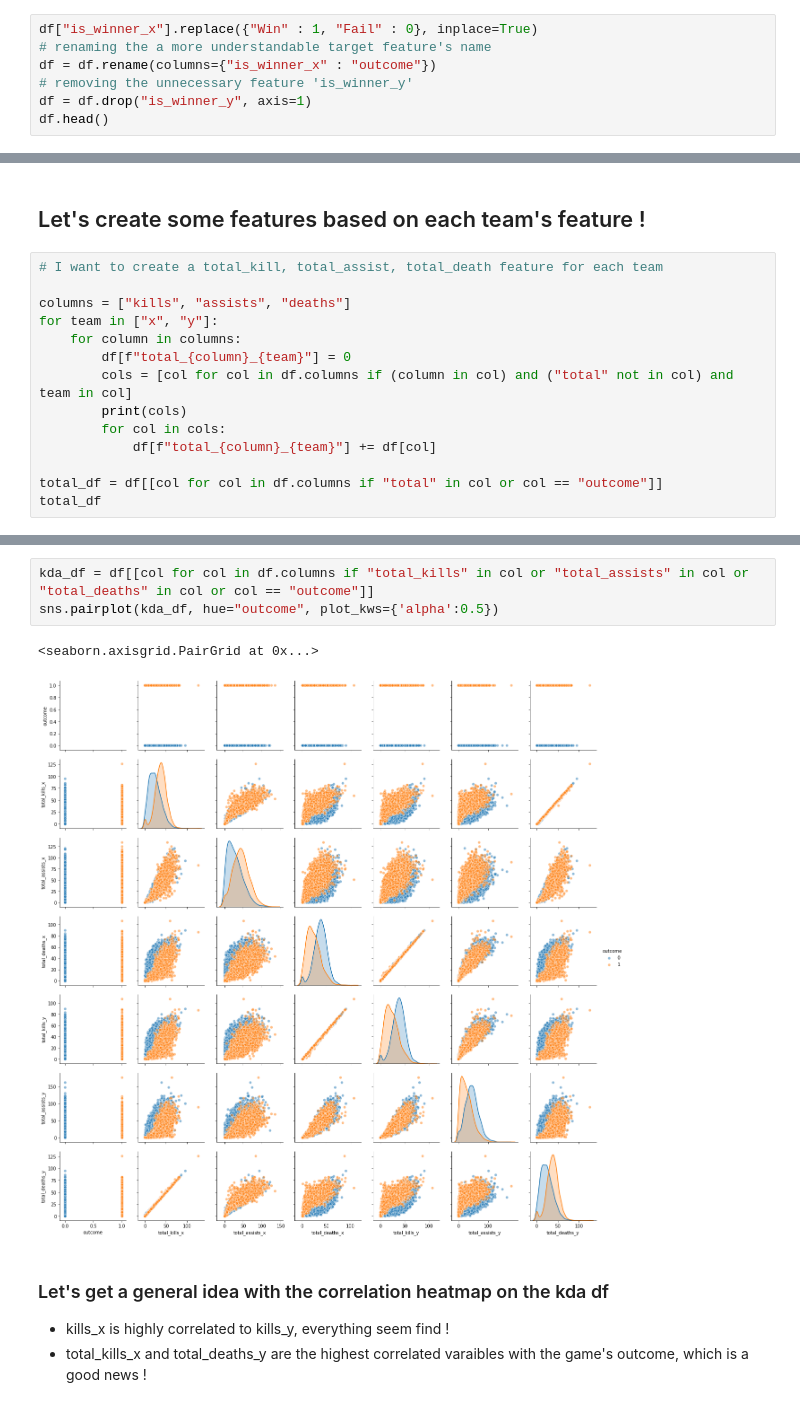
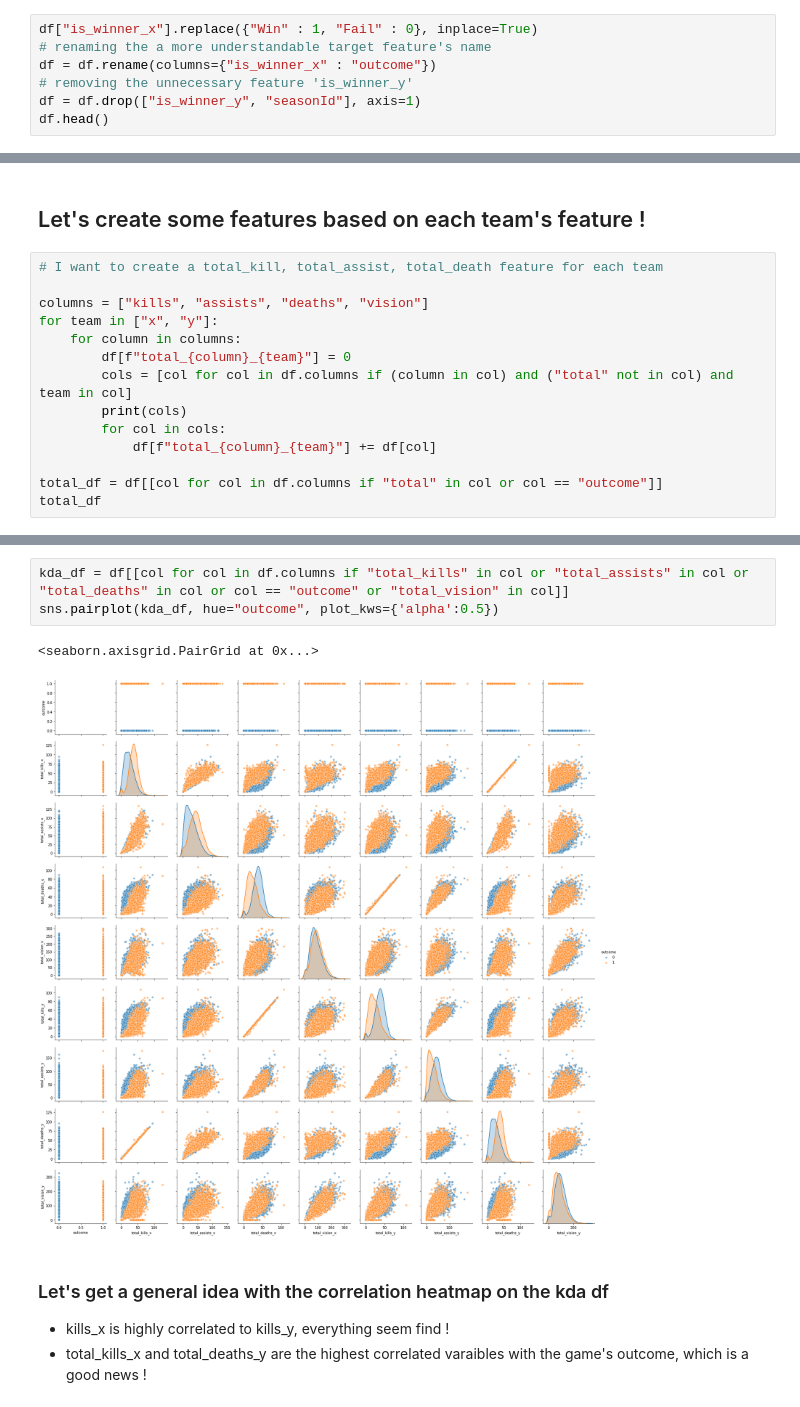
Before and after one commit to valentin-fngr/LeagueLegAI, a Jupyter notebook: training.py.ipynb, the cells around one changed output, grey strips where cells are left out. Cells and saved outputs as stored; diff of their text form.

```diff
--- a/training.py.ipynb
+++ b/training.py.ipynb
@@ -74,6 +74,6 @@ df["is_winner_x"].replace({"Win" : 1, "Fail" : 0}, inplace=True)
 # renaming the a more understandable target feature's name
 df = df.rename(columns={"is_winner_x" : "outcome"})
 # removing the unnecessary feature 'is_winner_y'
-df = df.drop("is_winner_y", axis=1)
+df = df.drop(["is_winner_y", "seasonId"], axis=1)
 df.head()
 # %% [output]
@@ -219,7 +217,7 @@ Pearson coefficient : -0.06276804194507071
 # %%
 # I want to create a total_kill, total_assist, total_death feature for each team
 
-columns = ["kills", "assists", "deaths"]
+columns = ["kills", "assists", "deaths", "vision"]
 for team in ["x", "y"]:
     for column in columns:
         df[f"total_{column}_{team}"] = 0
@@ -265,9 +265,9 @@ kda_df.describe()
 # %%
-kda_df = df[[col for col in df.columns if "total_kills" in col or "total_assists" in col or "total_deaths" in col or col == "outcome"]]
+kda_df = df[[col for col in df.columns if "total_kills" in col or "total_assists" in col or "total_deaths" in col or col == "outcome" or "total_vision" in col]]
 sns.pairplot(kda_df, hue="outcome", plot_kws={'alpha':0.5})
 # %% [output]
 <seaborn.axisgrid.PairGrid at 0x...>
-[figure, old version]
+[figure, new version]
 # %% [markdown]
 ### Let's get a general idea with the correlation heatmap on the kda df
 
```
Also changed, not shown: parts of 20 cells of this notebook.
